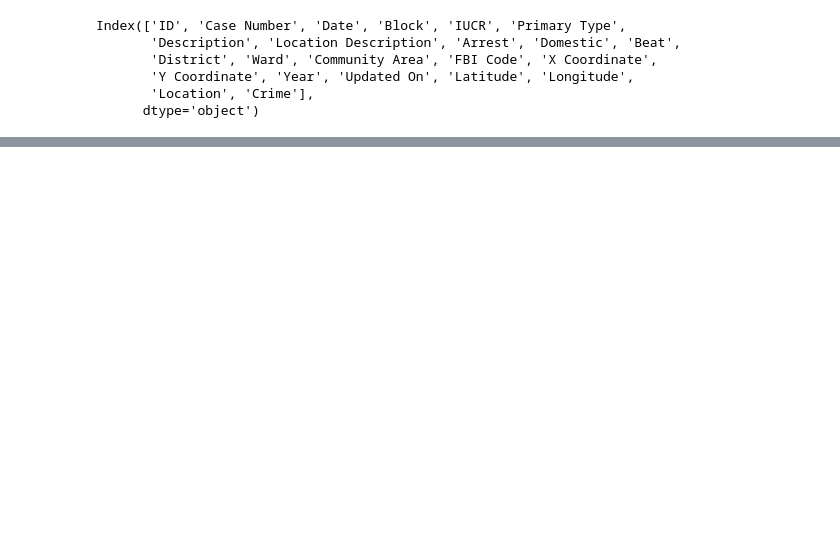
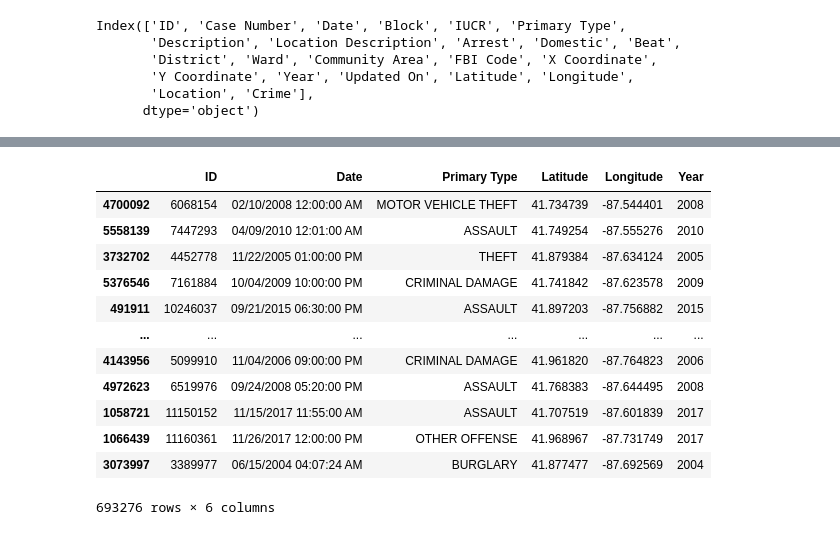
Before and after one commit to bsitati/Comparing-Annual-Median-Income-and-Annual-Crimes-in-Chicago, a Jupyter notebook: Files/project_two_wrangling.ipynb, the cells around one changed output, grey strips where cells are left out. Drawn from its saved outputs; the diff is of its cells as text; code cells hidden in the pictures; blank space fills up the shorter version.

```diff
--- a/Files/project_two_wrangling.ipynb
+++ b/Files/project_two_wrangling.ipynb
@@ -163,0 +164,17 @@ final_crime_data.describe()
+# %%
+final_crime_data['Year'] = final_crime_data.apply(lambda row: row.Date[6:10], axis = 1)
+final_crime_data
+# %% [output]
+|  | ID | Date | Primary Type | Latitude | Longitude | Year |
+| 4700092 | 6068154 | 02/10/2008 12:00:00 AM | MOTOR VEHICLE THEFT | 41.734739 | -87.544401 | 2008 |
+| 5558139 | 7447293 | 04/09/2010 12:01:00 AM | ASSAULT | 41.749254 | -87.555276 | 2010 |
+| 3732702 | 4452778 | 11/22/2005 01:00:00 PM | THEFT | 41.879384 | -87.634124 | 2005 |
+| 5376546 | 7161884 | 10/04/2009 10:00:00 PM | CRIMINAL DAMAGE | 41.741842 | -87.623578 | 2009 |
+| 491911 | 10246037 | 09/21/2015 06:30:00 PM | ASSAULT | 41.897203 | -87.756882 | 2015 |
+| ... | ... | ... | ... | ... | ... | ... |
+| 4143956 | 5099910 | 11/04/2006 09:00:00 PM | CRIMINAL DAMAGE | 41.961820 | -87.764823 | 2006 |
+| 4972623 | 6519976 | 09/24/2008 05:20:00 PM | ASSAULT | 41.768383 | -87.644495 | 2008 |
+| 1058721 | 11150152 | 11/15/2017 11:55:00 AM | ASSAULT | 41.707519 | -87.601839 | 2017 |
+| 1066439 | 11160361 | 11/26/2017 12:00:00 PM | OTHER OFFENSE | 41.968967 | -87.731749 | 2017 |
+| 3073997 | 3389977 | 06/15/2004 04:07:24 AM | BURGLARY | 41.877477 | -87.692569 | 2004 |
+693276 rows × 6 columns
```
Also changed, not shown: parts of 13 cells of this notebook.
